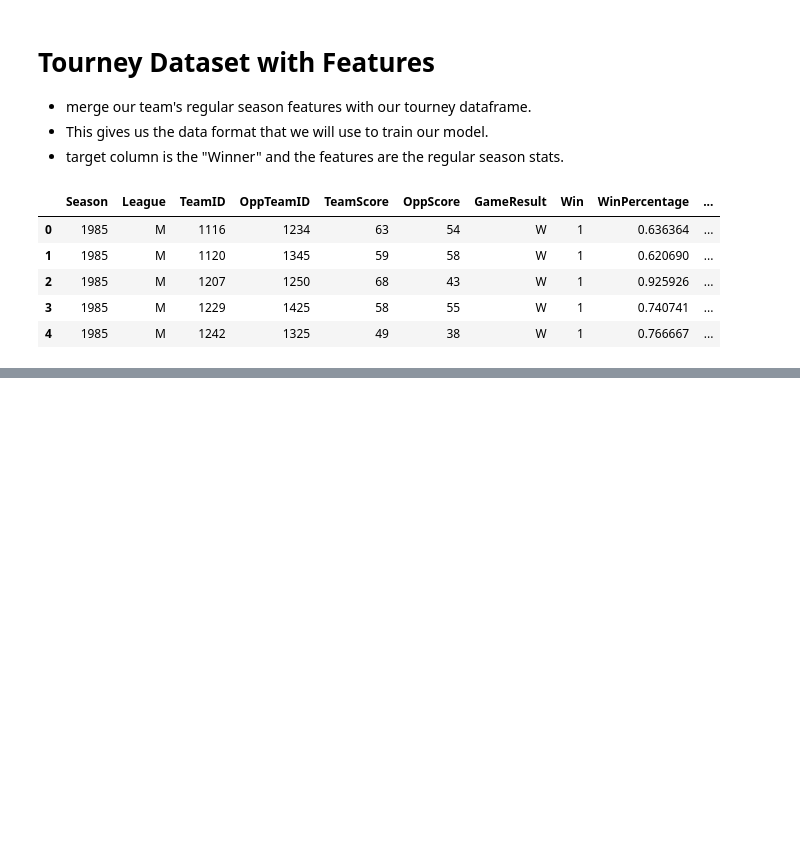
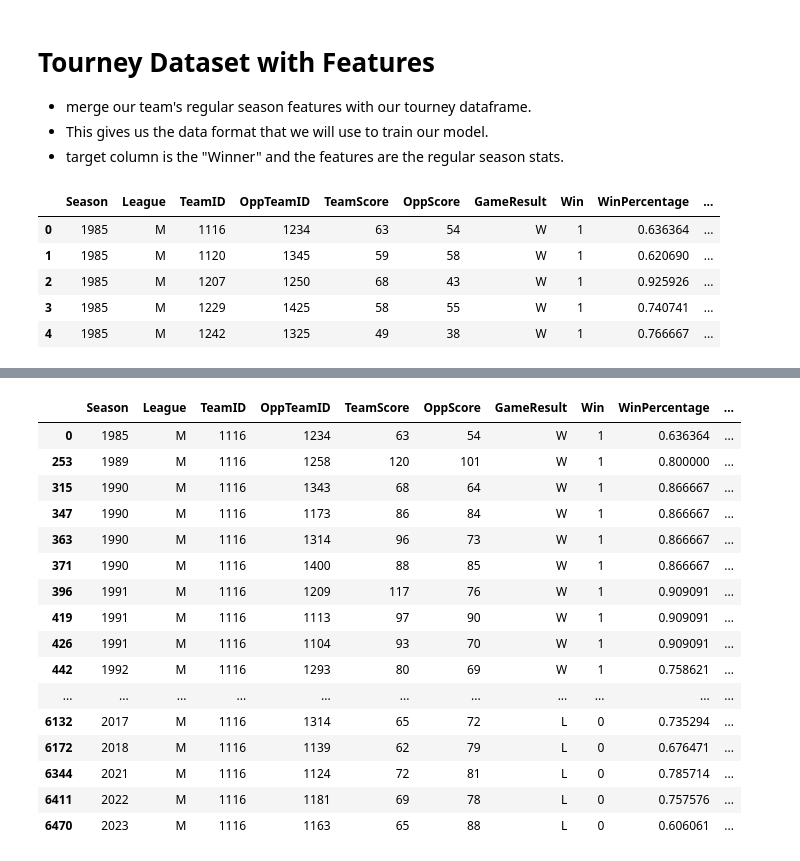
Before and after one commit to Shubhampalav017/Basketball_Bracket_Forecasting_2024, a Jupyter notebook: basketball-bracket-forecasting-2024ml.ipynb, the cells around one changed output, grey strips where cells are left out. Saved outputs shown, nothing was run; the diff lists cells and outputs as text; code cells hidden in the pictures; blank space fills up the shorter version.

Commit message:
Filtered data for team id 1116 and EDA on DATA

```diff
--- a/basketball-bracket-forecasting-2024ml.ipynb
+++ b/basketball-bracket-forecasting-2024ml.ipynb
@@ -236,0 +275,22 @@ df_historic_tourney_features.head()
+# %%
+TeamID = 1116
+filtered_wins =  df_historic_tourney_features[ df_historic_tourney_features['TeamID'] == TeamID]
+filtered_wins
+# %% [output]
+|  | Season | League | TeamID | OppTeamID | TeamScore | OppScore | GameResult | Win | WinPercentage | ... |
+| 0 | 1985 | M | 1116 | 1234 | 63 | 54 | W | 1 | 0.636364 | ... |
+| 253 | 1989 | M | 1116 | 1258 | 120 | 101 | W | 1 | 0.800000 | ... |
+| 315 | 1990 | M | 1116 | 1343 | 68 | 64 | W | 1 | 0.866667 | ... |
+| 347 | 1990 | M | 1116 | 1173 | 86 | 84 | W | 1 | 0.866667 | ... |
+| 363 | 1990 | M | 1116 | 1314 | 96 | 73 | W | 1 | 0.866667 | ... |
+| 371 | 1990 | M | 1116 | 1400 | 88 | 85 | W | 1 | 0.866667 | ... |
+| 396 | 1991 | M | 1116 | 1209 | 117 | 76 | W | 1 | 0.909091 | ... |
+| 419 | 1991 | M | 1116 | 1113 | 97 | 90 | W | 1 | 0.909091 | ... |
+| 426 | 1991 | M | 1116 | 1104 | 93 | 70 | W | 1 | 0.909091 | ... |
+| 442 | 1992 | M | 1116 | 1293 | 80 | 69 | W | 1 | 0.758621 | ... |
+| ... | ... | ... | ... | ... | ... | ... | ... | ... | ... | ... |
+| 6132 | 2017 | M | 1116 | 1314 | 65 | 72 | L | 0 | 0.735294 | ... |
+| 6172 | 2018 | M | 1116 | 1139 | 62 | 79 | L | 0 | 0.676471 | ... |
+| 6344 | 2021 | M | 1116 | 1124 | 72 | 81 | L | 0 | 0.785714 | ... |
+| 6411 | 2022 | M | 1116 | 1181 | 69 | 78 | L | 0 | 0.757576 | ... |
+| 6470 | 2023 | M | 1116 | 1163 | 65 | 88 | L | 0 | 0.606061 | ... |
```
Also changed, not shown: parts of 10 cells of this notebook.
